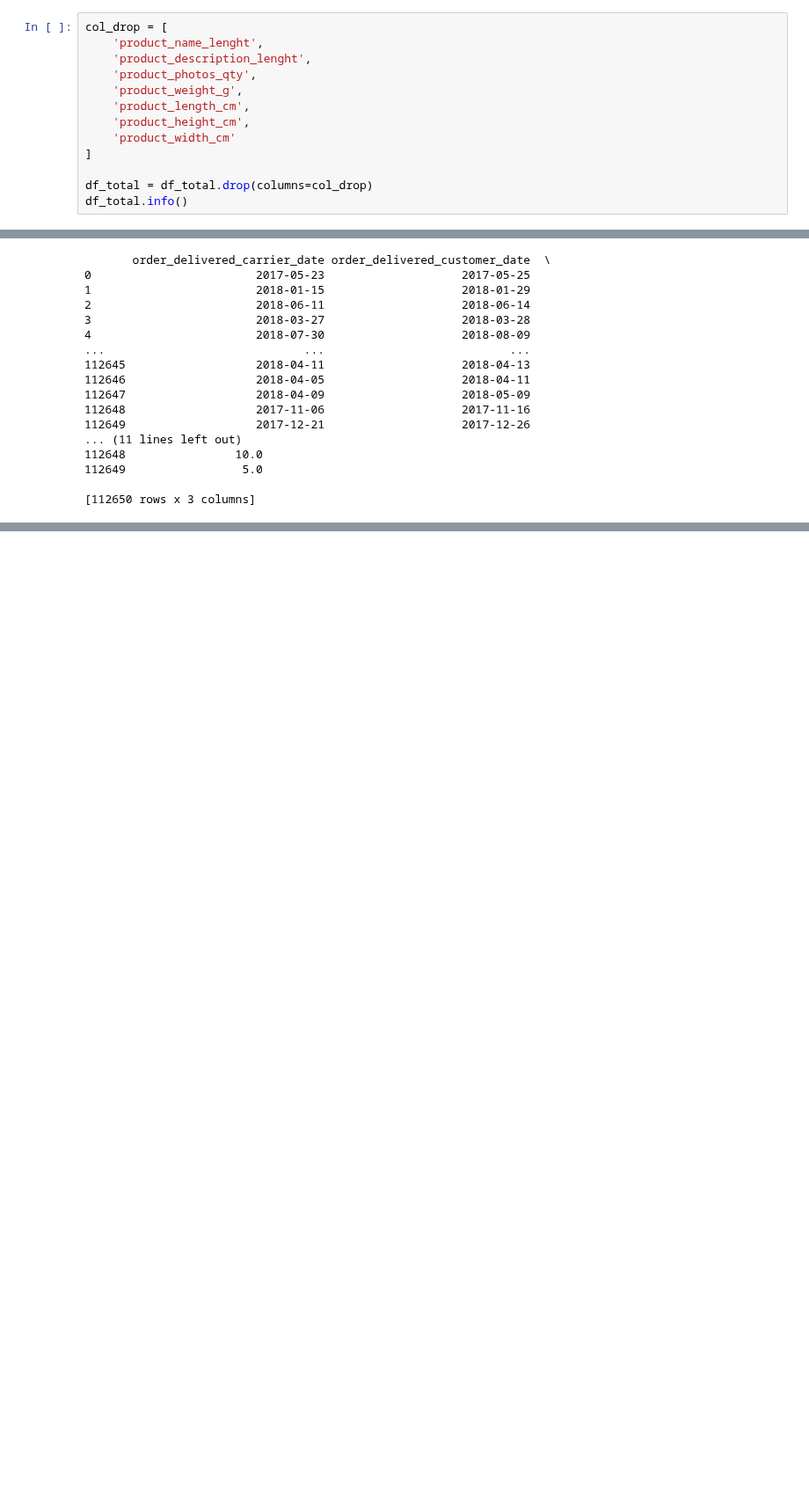
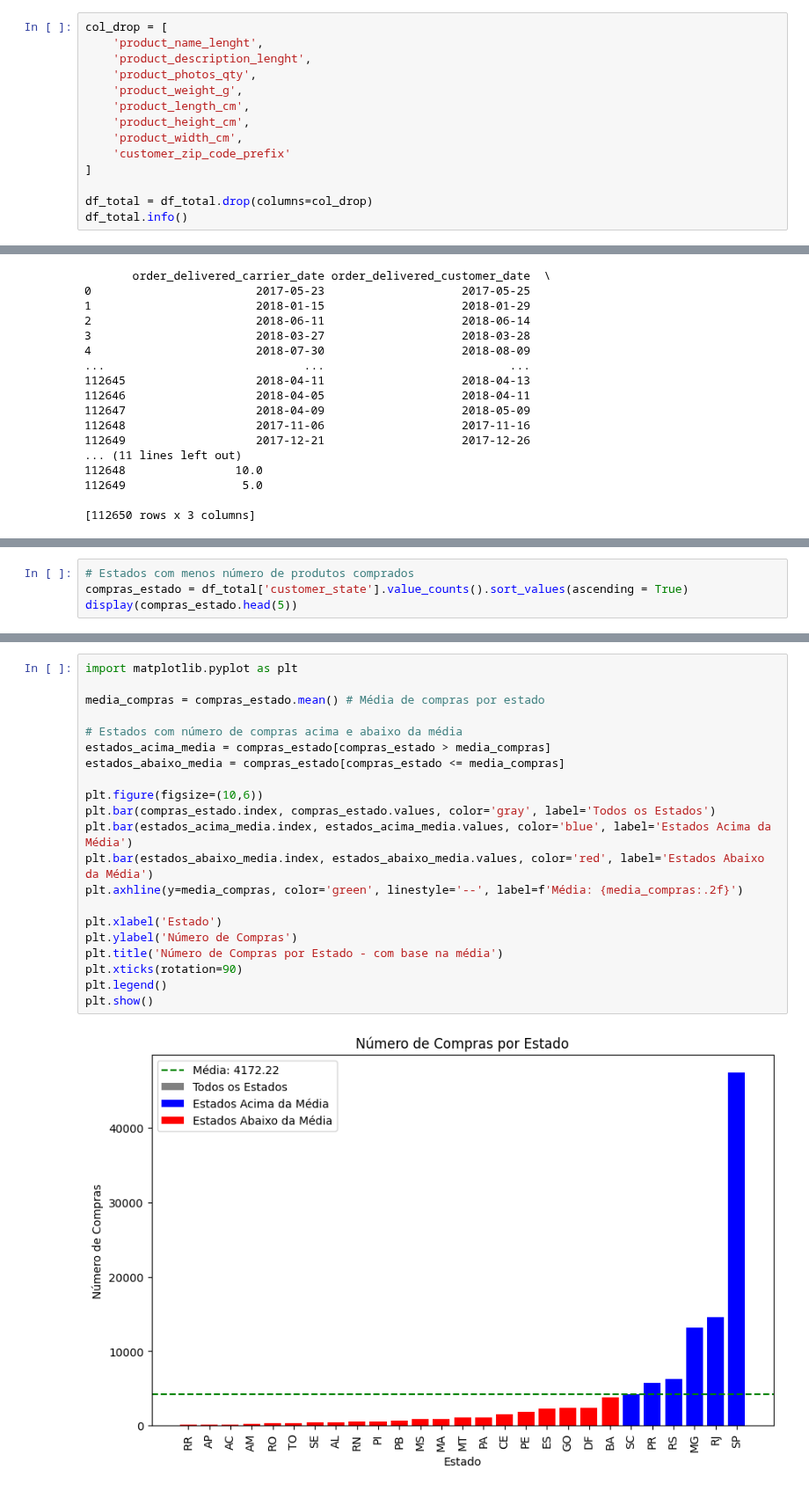
Before and after one commit to reprograma/on29-python-s14-analise-de-dados, a Jupyter notebook: exercicios/para-casa/Desafio_S14.ipynb, the cells around one changed output, grey strips where cells are left out. Shown at 88% size. Drawn from its saved outputs; the diff is of its cells as text; blank space fills up the shorter version.

```diff
--- a/exercicios/para-casa/Desafio_S14.ipynb
+++ b/exercicios/para-casa/Desafio_S14.ipynb
@@ -125,7 +125,8 @@ col_drop = [
     'product_weight_g',
     'product_length_cm',
     'product_height_cm',
-    'product_width_cm'
+    'product_width_cm',
+    'customer_zip_code_prefix'
 ]
 
 df_total = df_total.drop(columns=col_drop)
@@ -323,0 +353,4 @@ memory usage: 17.2+ MB
+# %%
+# Estados com menos número de produtos comprados
+compras_estado = df_total['customer_state'].value_counts().sort_values(ascending = True)
+display(compras_estado.head(5))
@@ -323,0 +365,23 @@ memory usage: 17.2+ MB
+# %%
+import matplotlib.pyplot as plt
+
+media_compras = compras_estado.mean() # Média de compras por estado
+
+# Estados com número de compras acima e abaixo da média
+estados_acima_media = compras_estado[compras_estado > media_compras]
+estados_abaixo_media = compras_estado[compras_estado <= media_compras]
+
+plt.figure(figsize=(10,6))
+plt.bar(compras_estado.index, compras_estado.values, color='gray', label='Todos os Estados')
+plt.bar(estados_acima_media.index, estados_acima_media.values, color='blue', label='Estados Acima da Média')
+plt.bar(estados_abaixo_media.index, estados_abaixo_media.values, color='red', label='Estados Abaixo da Média')
+plt.axhline(y=media_compras, color='green', linestyle='--', label=f'Média: {media_compras:.2f}')
+
+plt.xlabel('Estado')
+plt.ylabel('Número de Compras')
+plt.title('Número de Compras por Estado - com base na média')
+plt.xticks(rotation=90)
+plt.legend()
+plt.show()
+# %% [output]
+[figure, added]
```
Also changed, not shown: parts of 32 cells of this notebook.
